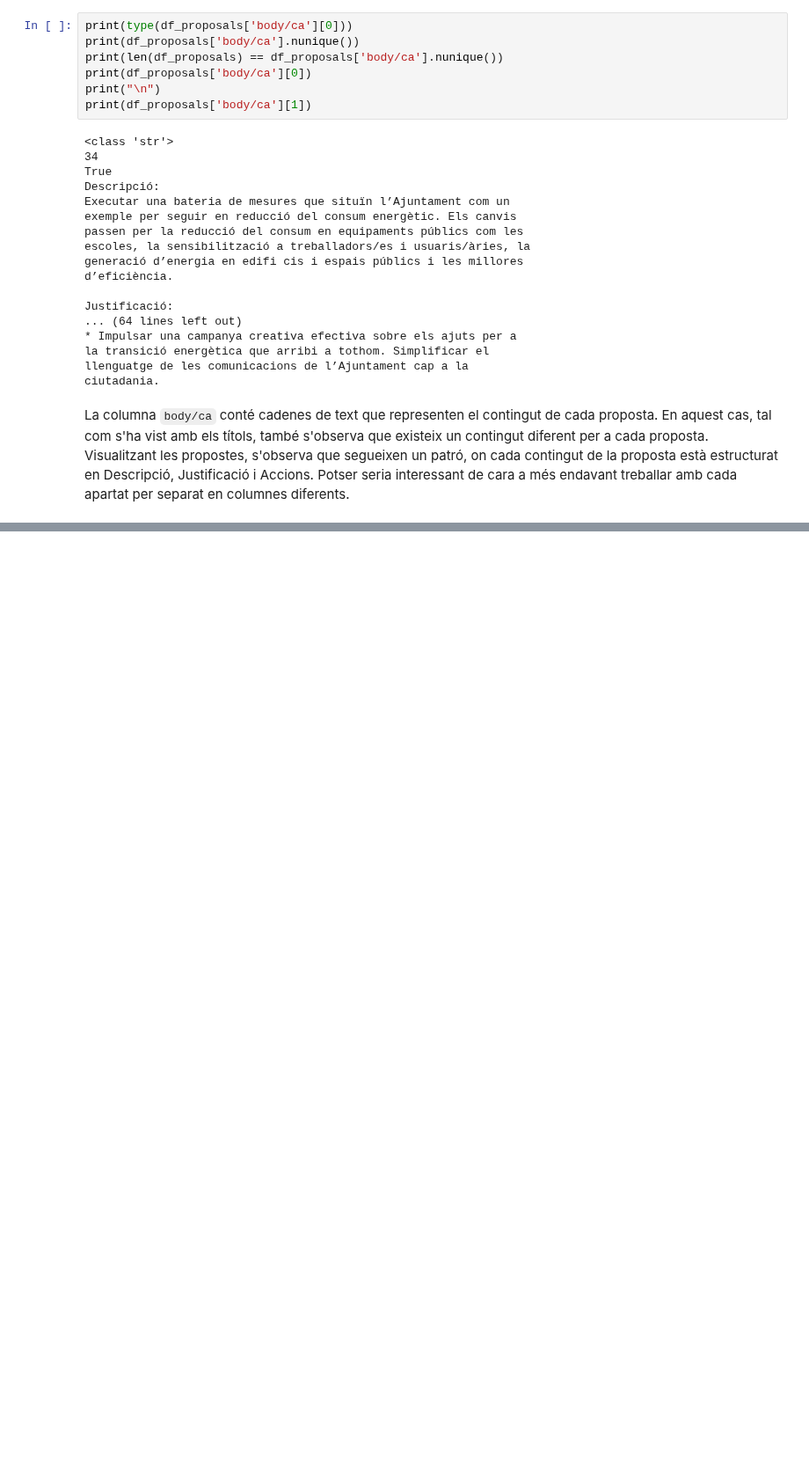
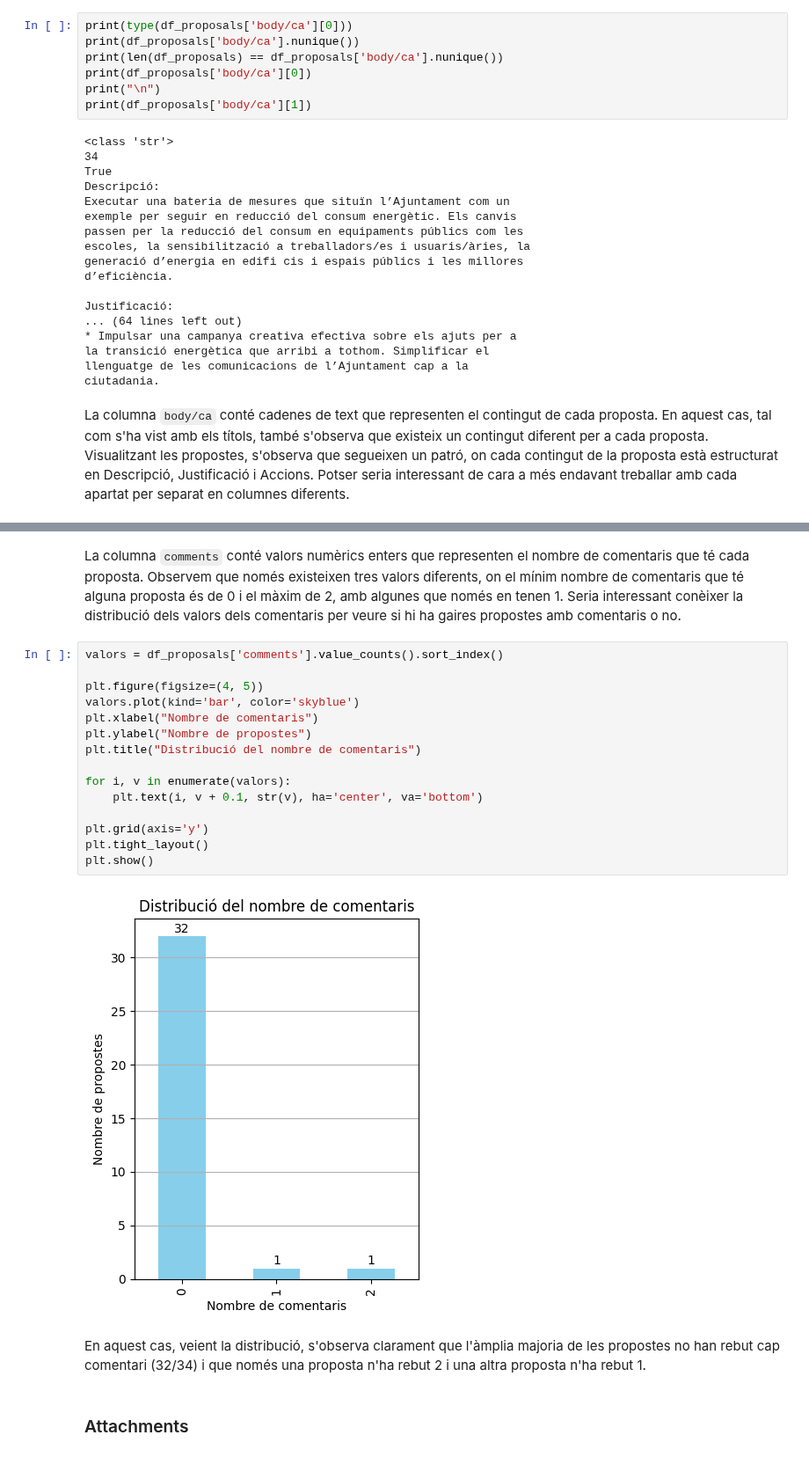
Before and after one commit to NoOPeEKS/dades-assemblea-clima, a Jupyter notebook: notebooks/exploracio_dades_barcelona.ipynb, the cells around one changed output, grey strips where cells are left out. Shown at 88% size. Cells and saved outputs as stored; diff of their text form; blank space fills up the shorter version.

```diff
--- a/notebooks/exploracio_dades_barcelona.ipynb
+++ b/notebooks/exploracio_dades_barcelona.ipynb
@@ -260,0 +397,23 @@ La columna `body/ca` conté cadenes de text que representen el contingut de cada
+# %% [markdown]
+La columna `comments` conté valors numèrics enters que representen el nombre de comentaris que té cada proposta. Observem que només existeixen tres valors diferents, on el mínim nombre de comentaris que té alguna proposta és de 0 i el màxim de 2, amb algunes que només en tenen 1. Seria interessant conèixer la distribució dels valors dels comentaris per veure si hi ha gaires propostes amb comentaris o no.
+# %%
+valors = df_proposals['comments'].value_counts().sort_index()
+
+plt.figure(figsize=(4, 5))
+valors.plot(kind='bar', color='skyblue')
+plt.xlabel("Nombre de comentaris")
+plt.ylabel("Nombre de propostes")
+plt.title("Distribució del nombre de comentaris")
+
+for i, v in enumerate(valors):
+    plt.text(i, v + 0.1, str(v), ha='center', va='bottom')
+
+plt.grid(axis='y')
+plt.tight_layout()
+plt.show()
+# %% [output]
+[figure, added]
+# %% [markdown]
+En aquest cas, veient la distribució, s'observa clarament que l'àmplia majoria de les propostes no han rebut cap comentari (32/34) i que només una proposta n'ha rebut 2 i una altra proposta n'ha rebut 1.
+# %% [markdown]
+### Attachments
```
Also changed, not shown: parts of 49 cells of this notebook.
